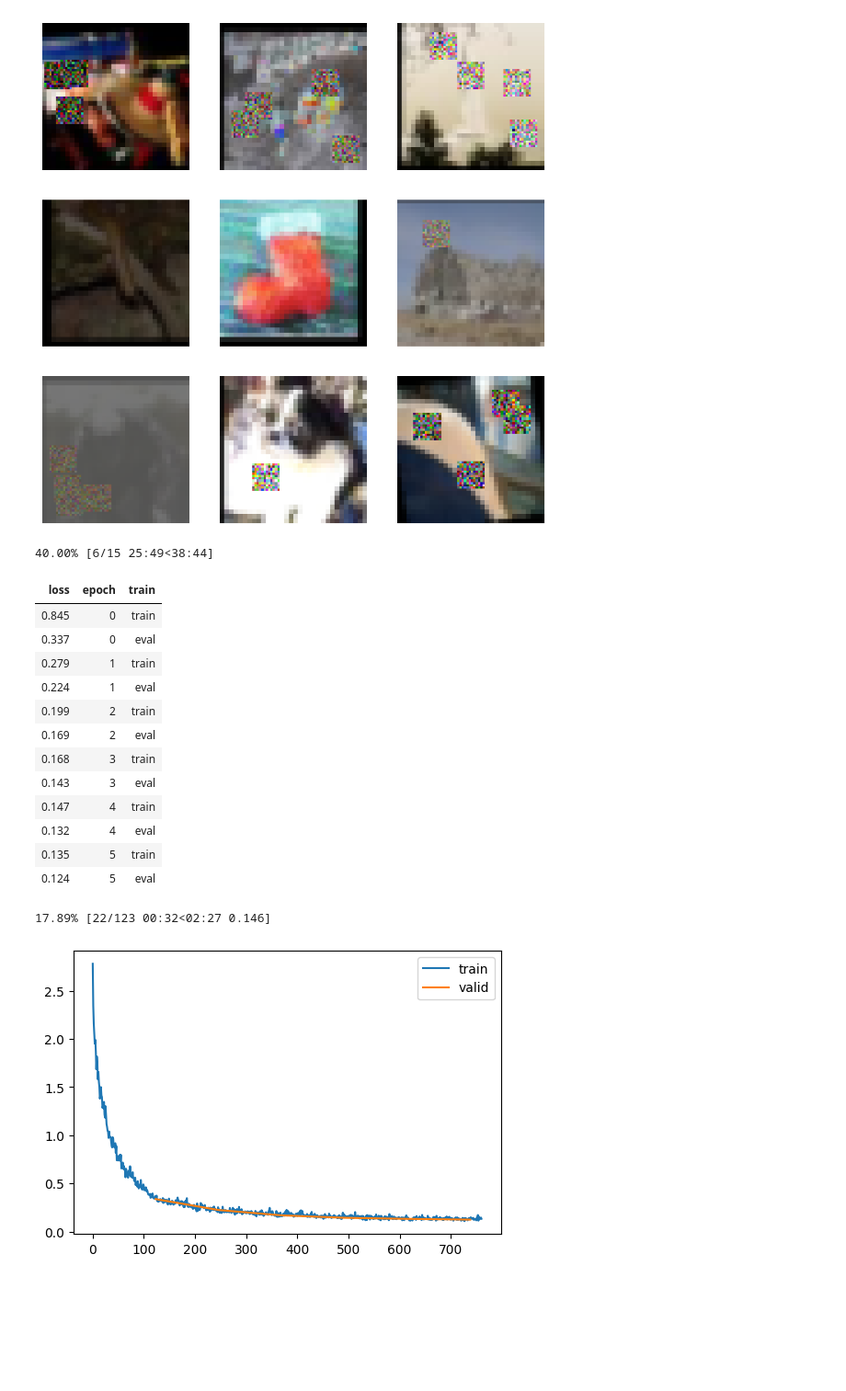
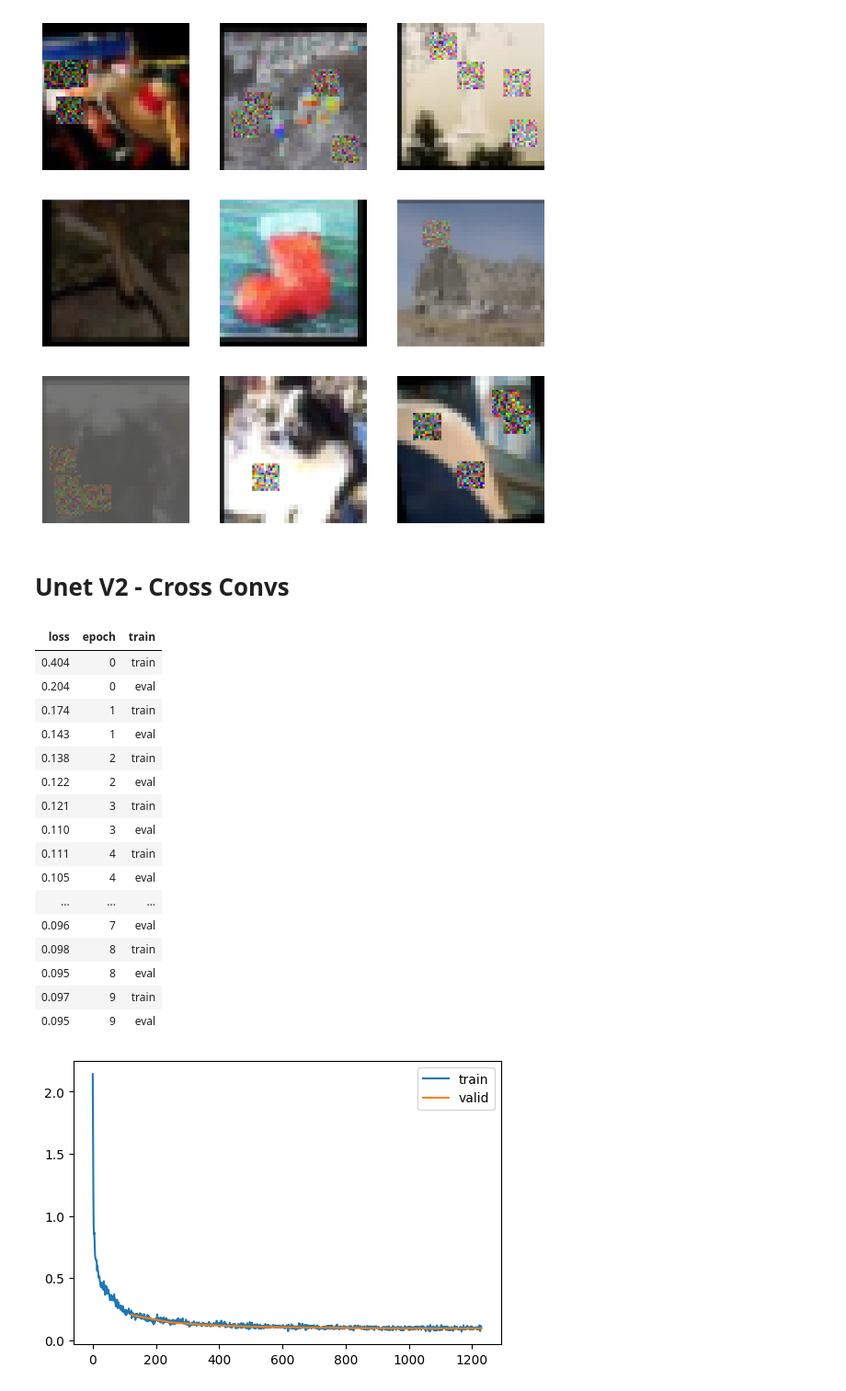
Before and after one commit to pranay8297/fastaip2, a Jupyter notebook: unet_experiments.ipynb, the cells around one changed output. Shown at 92% size. Drawn from its saved outputs; the diff is of its cells as text; code cells hidden in the pictures; blank space fills up the shorter version.

```diff
--- a/unet_experiments.ipynb
+++ b/unet_experiments.ipynb
@@ -538,36 +548,40 @@ class FeatureLossV2(FeatureLoss):
+# %% [markdown]
+# Unet V2 - Cross Convs
 # %%
 dlf = partial(DataLoader, batch_size = 64, shuffle = True, num_workers = 2, collate_fn = collate_fn)
 train_dl, valid_dl = dlf(train_ds), dlf(valid_ds)
 dls = DataLoaders(train_dl, valid_dl)
-lr_max, epochs = 4e-04, 15
+lr_max, epochs = 1e-03, 10
 cbs = [
           DeviceCB(torch.device('cuda' if torch.cuda.is_available() else 'cpu')),
           MetricsCB(),
           ProgressCB(plot = True),
           BatchSchedulerCB(partial(lr_scheduler.OneCycleLR, max_lr = lr_max, epochs = epochs, steps_per_epoch = len(dls.train))),
           LossMonitoringCB()
       ]
 
-model = UNETV2(act = act_gr, nfs = [64, 128, 256, 512, 1024], nls = 2)
-learner = AccLearner(model, dls, loss_func = FeatureLossV2(layers = (10, 14), scale_factor = 0.01), lr = lr_max, cbs = cbs, opt_func = partial(torch.optim.AdamW, eps = 1e-04))
+model = UNETV2(act = act_gr)
+learner = AccLearner(model, dls, loss_func = FeatureLoss(layers = (10, 14), scale_factor = 0.01), lr = lr_max, cbs = cbs, opt_func = partial(torch.optim.AdamW, eps = 1e-05))
 learner.fit(epochs)
 # %% [output]
-40.00% [6/15 25:49<38:44]
 | loss | epoch | train |
-| 0.845 | 0 | train |
-| 0.337 | 0 | eval |
-| 0.279 | 1 | train |
-| 0.224 | 1 | eval |
-| 0.199 | 2 | train |
-| 0.169 | 2 | eval |
-| 0.168 | 3 | train |
-| 0.143 | 3 | eval |
-| 0.147 | 4 | train |
-| 0.132 | 4 | eval |
-| 0.135 | 5 | train |
-| 0.124 | 5 | eval |
+| 0.404 | 0 | train |
+| 0.204 | 0 | eval |
+| 0.174 | 1 | train |
+| 0.143 | 1 | eval |
+| 0.138 | 2 | train |
+| 0.122 | 2 | eval |
+| 0.121 | 3 | train |
+| 0.110 | 3 | eval |
+| 0.111 | 4 | train |
+| 0.105 | 4 | eval |
+| ... | ... | ... |
+| 0.096 | 7 | eval |
+| 0.098 | 8 | train |
+| 0.095 | 8 | eval |
+| 0.097 | 9 | train |
+| 0.095 | 9 | eval |
-17.89% [22/123 00:32<02:27 0.146]
-[figure, old version]
+[figure, new version]
 # %%
 del dls
 del model
```
Also changed, not shown: parts of 61 cells of this notebook.
